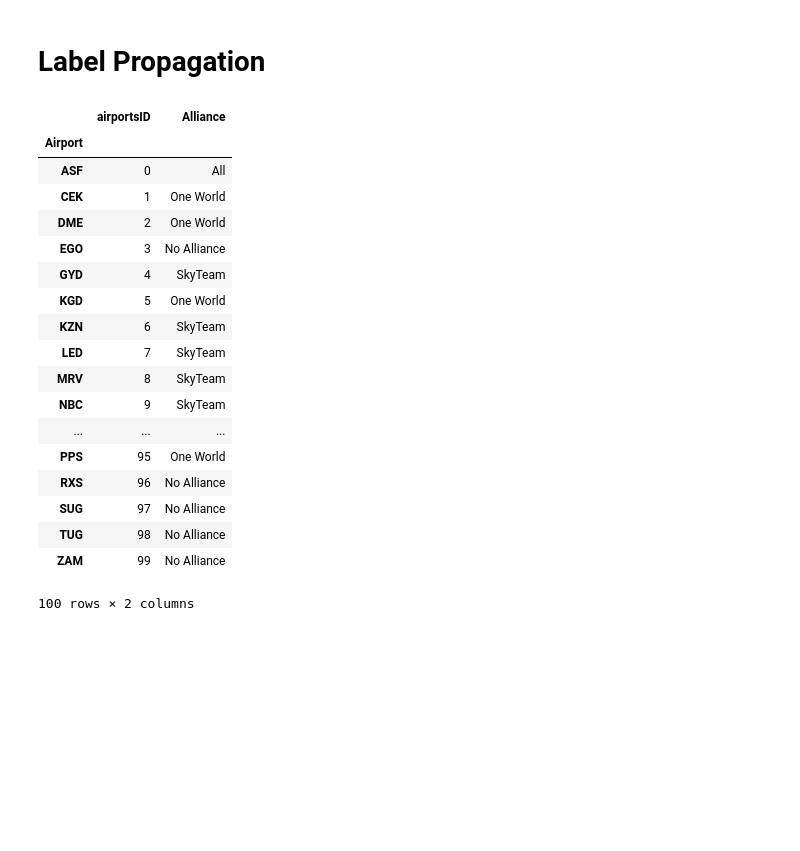
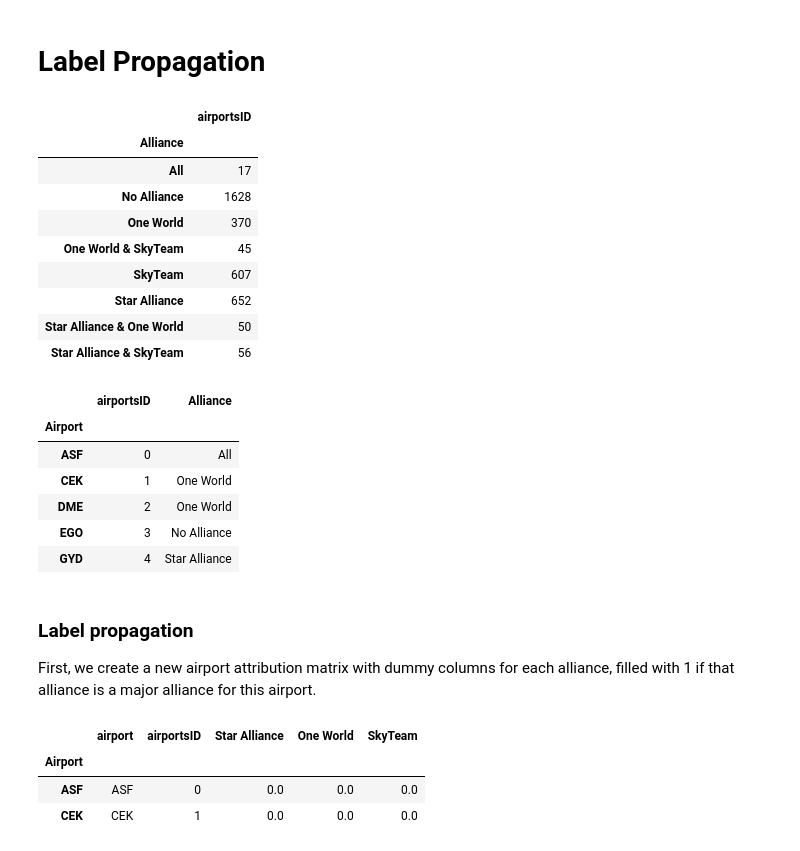
Before and after one commit to nicolasFontbonne/Project_ntds, a Jupyter notebook: main_marie.ipynb, the cells around one changed output. Cells and saved outputs as stored; diff of their text form; code cells hidden in the pictures; blank space fills up the shorter version.

Commit message:
label propagation

```diff
--- a/main_marie.ipynb
+++ b/main_marie.ipynb
@@ -71,6 +77,6 @@ Star Alliance       26
 # %%
-airl_alliances_all  = pd.merge(alliances, airlines, left_on='Airline', right_on='Name', how = 'left')
-print('number of airlines with alliance: ', airl_alliances_all.Airline.nunique())
+airl_alliances_all  = pd.merge(alliances, airlines, left_on='IATA', right_on='IATA', how = 'left')
+print('number of airlines with alliance: ', airl_alliances_all.IATA.nunique())
 airl_alliances_all.head()
 # %% [output]
 number of airlines with alliance:  60
@@ -525,25 +555,29 @@ for airport in airport_attribution.index :
         airport_attribution.loc[airport,'Alliance']="One World"
     elif ST==max(SA,OW,ST) :
         airport_attribution.loc[airport,'Alliance']="SkyTeam"
+# %%
+airport_attribution.groupby('Alliance').count()
+# %% [output]
+|  | airportsID |
+| Alliance |  |
+| All | 17 |
+| No Alliance | 1628 |
+| One World | 370 |
+| One World & SkyTeam | 45 |
+| SkyTeam | 607 |
+| Star Alliance | 652 |
+| Star Alliance & One World | 50 |
+| Star Alliance & SkyTeam | 56 |
 # %%
-airport_attribution.head(100)
+airport_attribution.head()
 # %% [output]
 |  | airportsID | Alliance |
 | Airport |  |  |
 | ASF | 0 | All |
 | CEK | 1 | One World |
 | DME | 2 | One World |
 | EGO | 3 | No Alliance |
-| GYD | 4 | SkyTeam |
-| KGD | 5 | One World |
-| KZN | 6 | SkyTeam |
-| LED | 7 | SkyTeam |
-| MRV | 8 | SkyTeam |
-| NBC | 9 | SkyTeam |
-| ... | ... | ... |
-| PPS | 95 | One World |
-| RXS | 96 | No Alliance |
-| SUG | 97 | No Alliance |
-| TUG | 98 | No Alliance |
-| ZAM | 99 | No Alliance |
+| GYD | 4 | Star Alliance |
-100 rows × 2 columns
+# %% [markdown]
+### Label propagation
+First, we create a new airport attribution matrix with dummy columns for each alliance, filled with 1 if that alliance is a major alliance for this airport.
@@ -549,0 +588,7 @@ airport_attribution.head(100)
+# %%
+airport_attribution_dummy.head(2)
+# %% [output]
+|  | airport | airportsID | Star Alliance | One World | SkyTeam |
+| Airport |  |  |  |  |  |
+| ASF | ASF | 0 | 0.0 | 0.0 | 0.0 |
+| CEK | CEK | 1 | 0.0 | 0.0 | 0.0 |
```
Also changed, not shown: parts of 20 cells of this notebook, 2 other files.
